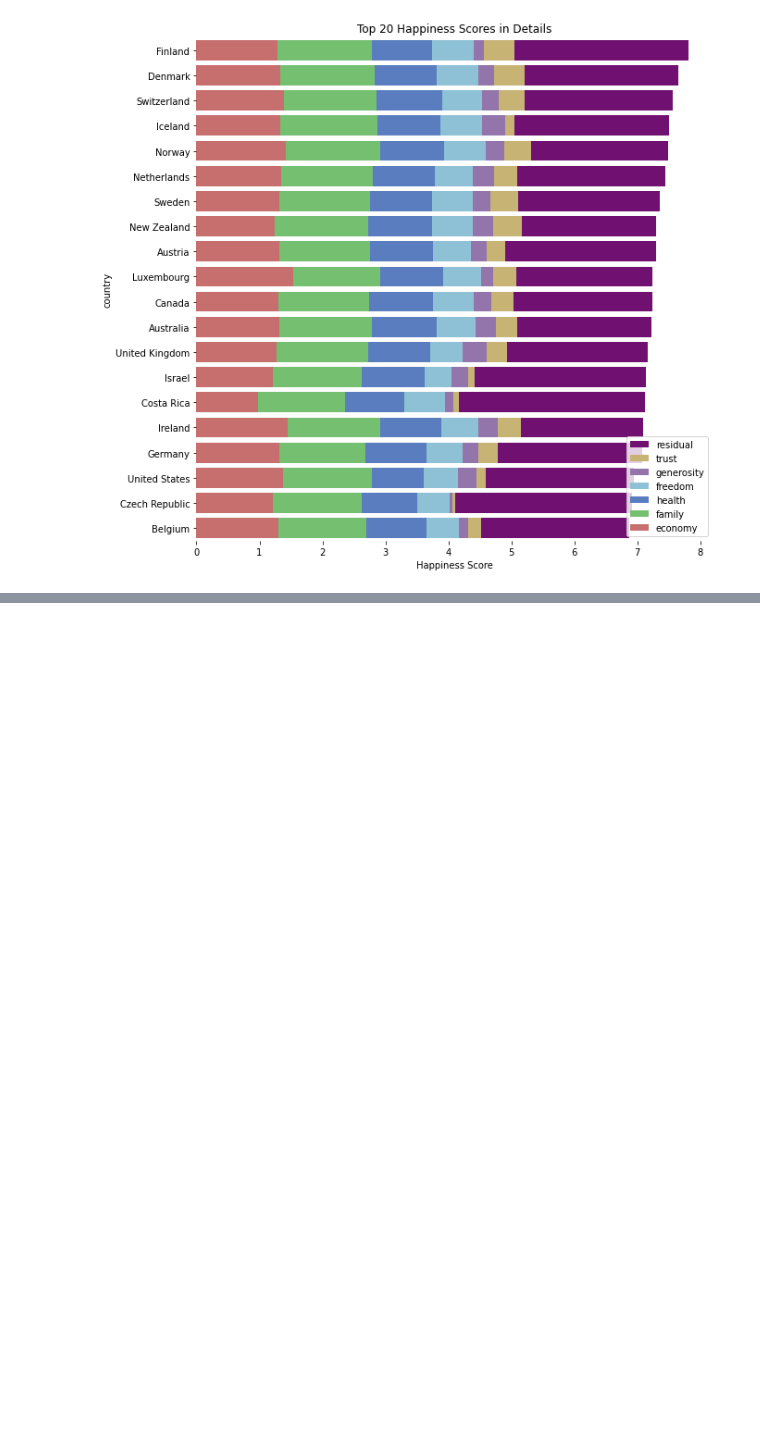
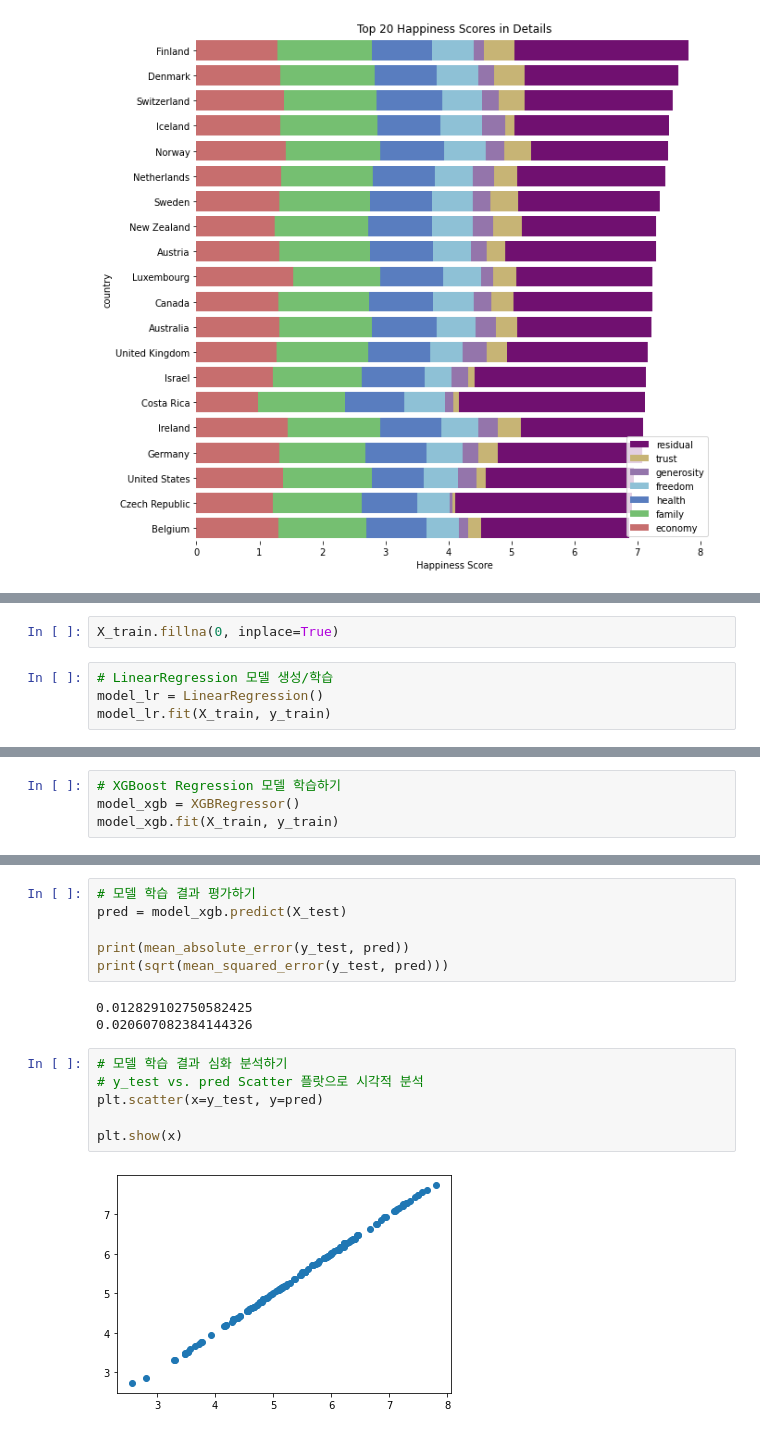
Before and after one commit to spacemaninSeoul/fast_campus_ML300, a Jupyter notebook: ML300_회귀연습c3.ipynb, the cells around one changed output, grey strips where cells are left out. Cells and saved outputs as stored; diff of their text form; blank space fills up the shorter version.

```diff
--- a/ML300_회귀연습c3.ipynb
+++ b/ML300_회귀연습c3.ipynb
@@ -391,0 +437,6 @@ sns.despine(left=True, bottom=True)
+# %%
+X_train.fillna(0, inplace=True)
+# %%
+# LinearRegression 모델 생성/학습
+model_lr = LinearRegression()
+model_lr.fit(X_train, y_train)
@@ -391,0 +458,4 @@ sns.despine(left=True, bottom=True)
+# %%
+# XGBoost Regression 모델 학습하기
+model_xgb = XGBRegressor()
+model_xgb.fit(X_train, y_train)
@@ -391,0 +465,17 @@ sns.despine(left=True, bottom=True)
+# %%
+# 모델 학습 결과 평가하기
+pred = model_xgb.predict(X_test)
+
+print(mean_absolute_error(y_test, pred))
+print(sqrt(mean_squared_error(y_test, pred)))
+# %% [output]
+0.012829102750582425
+0.020607082384144326
+# %%
+# 모델 학습 결과 심화 분석하기
+# y_test vs. pred Scatter 플랏으로 시각적 분석
+plt.scatter(x=y_test, y=pred)
+
+plt.show(x)
+# %% [output]
+[figure, added]
```
Also changed, not shown: parts of 13 cells of this notebook.
